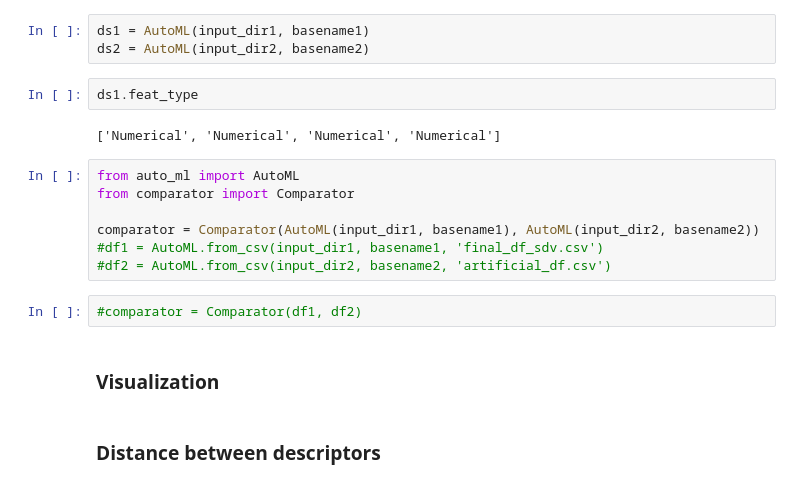
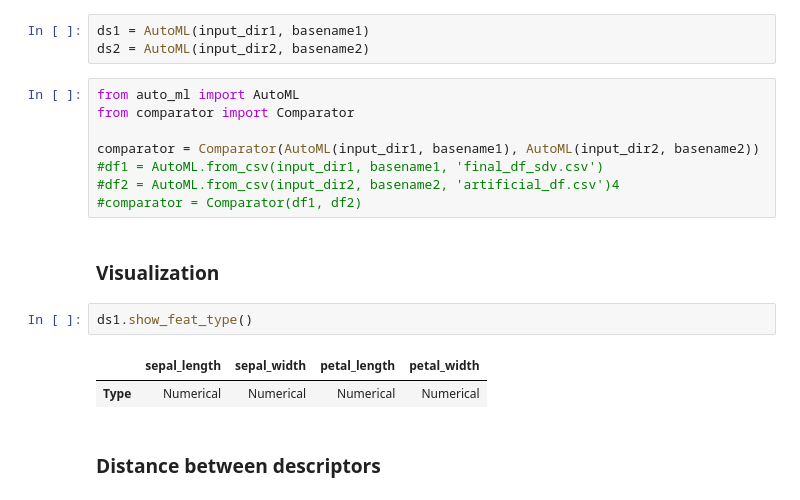
Before and after one commit to Didayolo/medi-chal, a Jupyter notebook: notebooks/auto_ml/comparison_notebook.ipynb, the cells around one changed output. Drawn from its saved outputs; the diff is of its cells as text.

```diff
--- a/notebooks/auto_ml/comparison_notebook.ipynb
+++ b/notebooks/auto_ml/comparison_notebook.ipynb
@@ -72,21 +75,21 @@ sys.path.append(main_path + 'data')
 # %%
 ds1 = AutoML(input_dir1, basename1)
 ds2 = AutoML(input_dir2, basename2)
-# %%
-ds1.feat_type
-# %% [output]
-['Numerical', 'Numerical', 'Numerical', 'Numerical']
 # %%
 from auto_ml import AutoML
 from comparator import Comparator
 
 comparator = Comparator(AutoML(input_dir1, basename1), AutoML(input_dir2, basename2))
 #df1 = AutoML.from_csv(input_dir1, basename1, 'final_df_sdv.csv')
-#df2 = AutoML.from_csv(input_dir2, basename2, 'artificial_df.csv')
+#df2 = AutoML.from_csv(input_dir2, basename2, 'artificial_df.csv')4
+#comparator = Comparator(df1, df2)
-# %%
-#comparator = Comparator(df1, df2)
 # %% [markdown]
 ### Visualization
+# %%
+ds1.show_feat_type()
+# %% [output]
+|  | sepal_length | sepal_width | petal_length | petal_width |
+| Type | Numerical | Numerical | Numerical | Numerical |
 # %% [markdown]
 ### Distance between descriptors
 # %%
```
Also changed, not shown: parts of 3 cells of this notebook, 4 other files.
